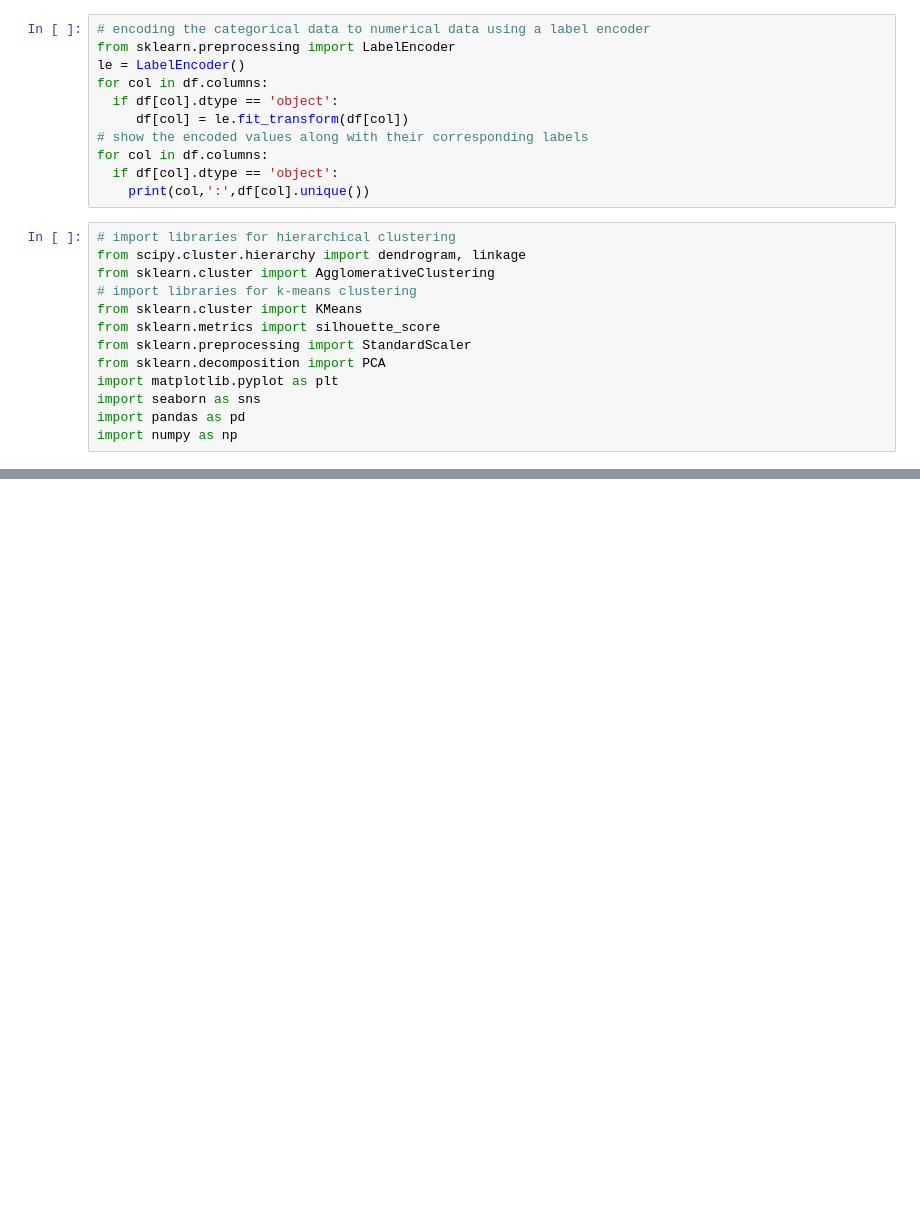
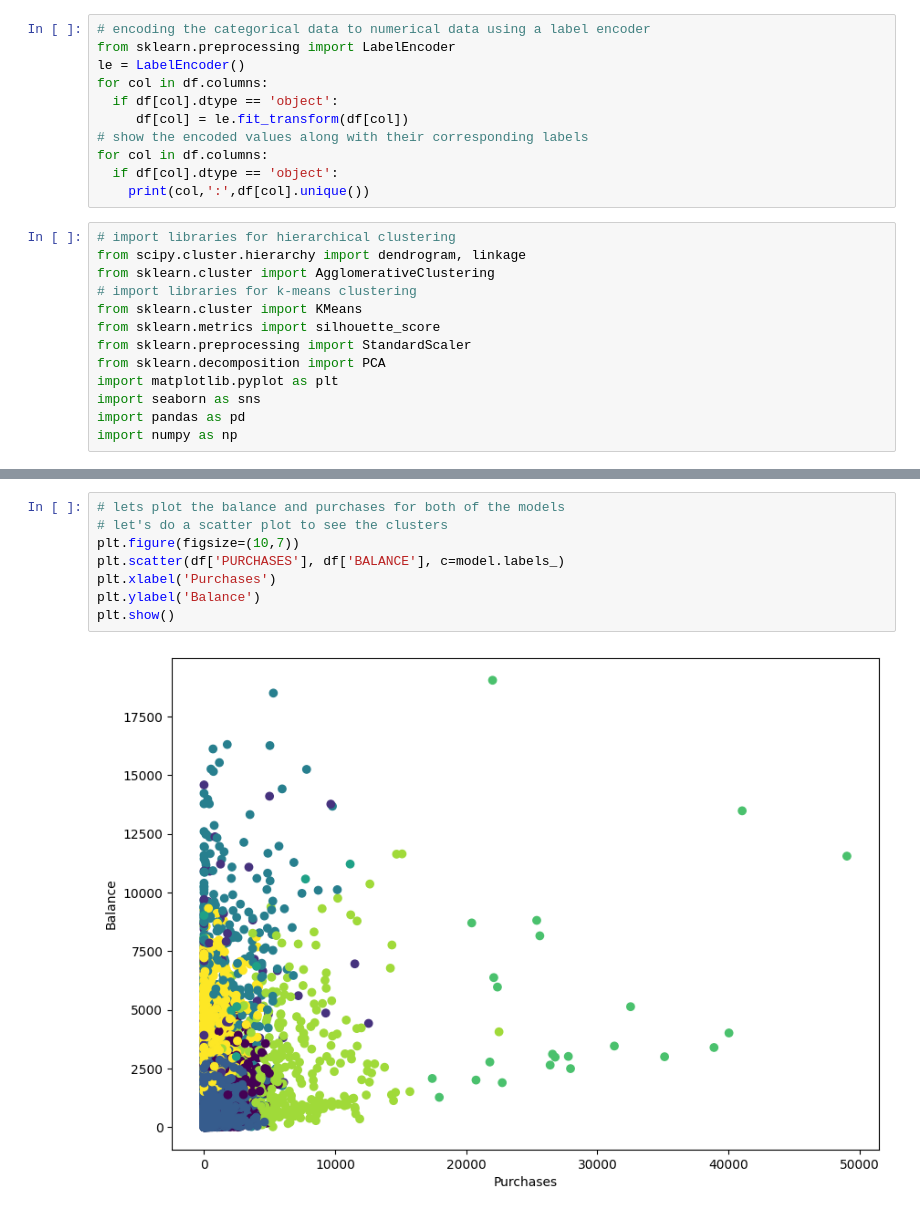
Before and after one commit to mmedoues/cc-general, a Jupyter notebook: model.ipynb, the cells around one changed output, grey strips where cells are left out. Drawn from its saved outputs; the diff is of its cells as text; blank space fills up the shorter version.

```diff
--- a/model.ipynb
+++ b/model.ipynb
@@ -126 +174,11 @@ plt.show()
+# %%
+# lets plot the balance and purchases for both of the models
+# let's do a scatter plot to see the clusters
+plt.figure(figsize=(10,7))
+plt.scatter(df['PURCHASES'], df['BALANCE'], c=model.labels_)
+plt.xlabel('Purchases')
+plt.ylabel('Balance')
+plt.show()
+# %% [output]
+[figure, added]
 # %%
```
Also changed, not shown: parts of 11 cells of this notebook.
